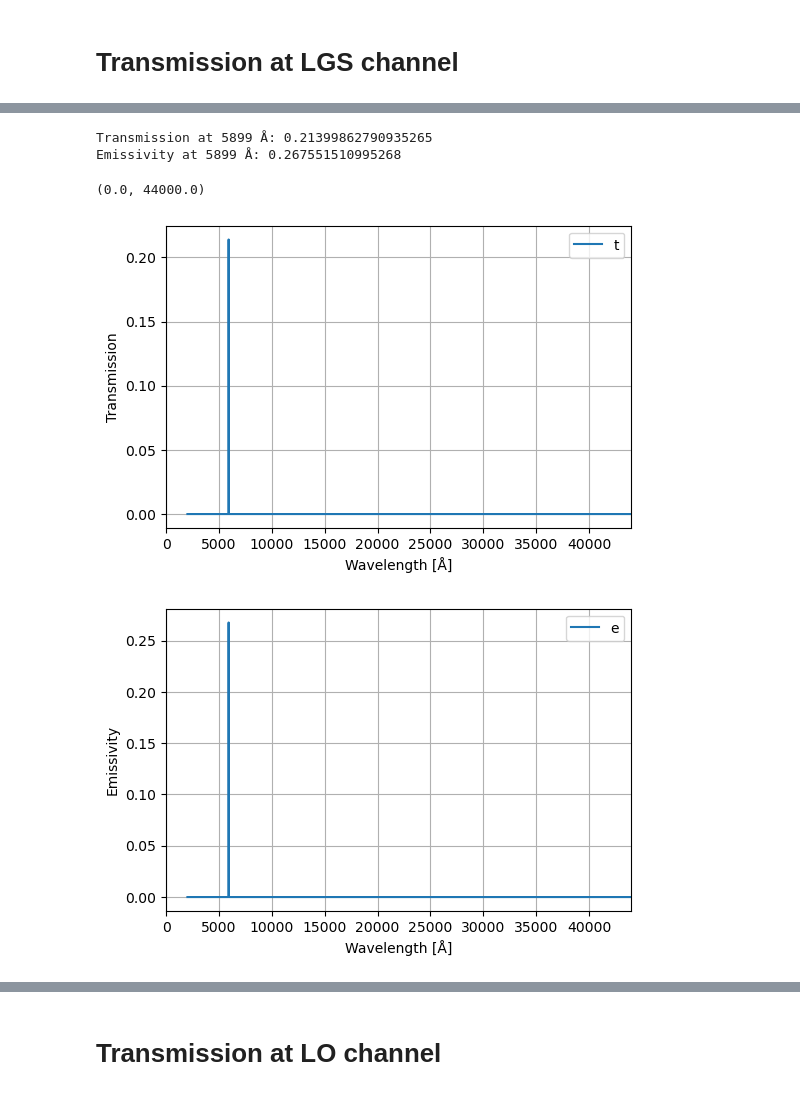
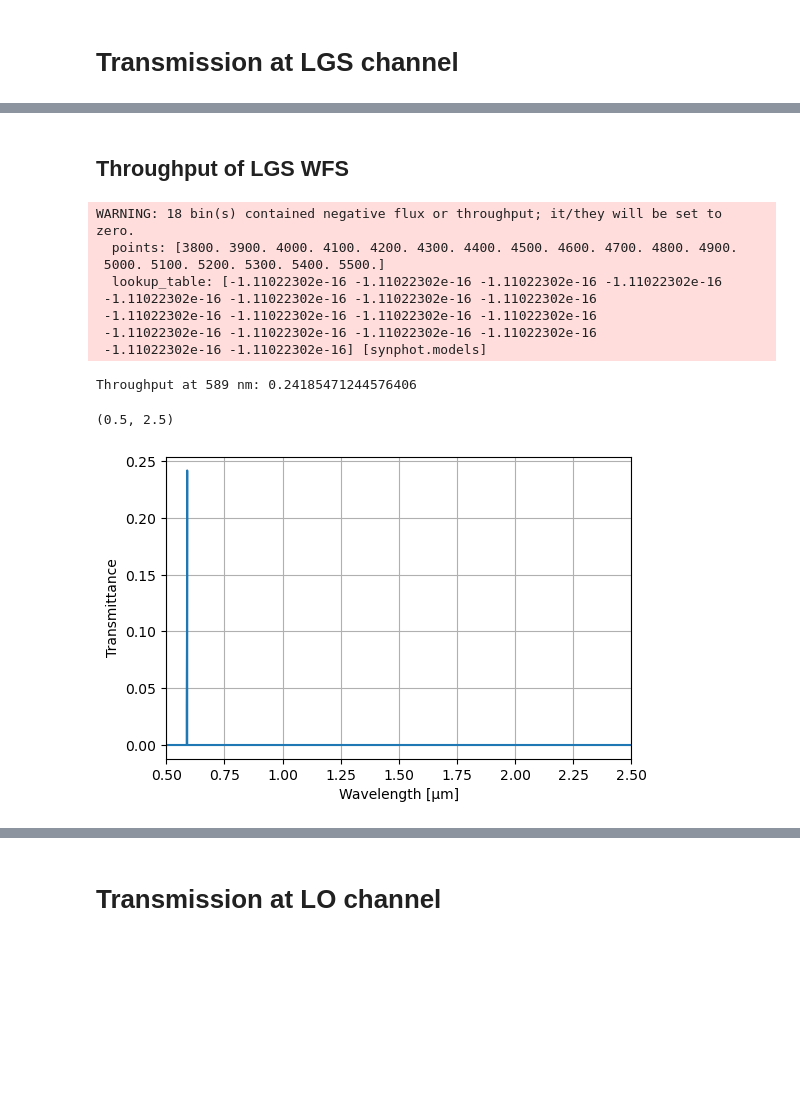
Before and after one commit to ArcetriAdaptiveOptics/arte, a Jupyter notebook: notebook/photometry/morfeo_transmissive_elements.ipynb, the cells around one changed output, grey strips where cells are left out. Saved outputs shown, nothing was run; the diff lists cells and outputs as text; code cells hidden in the pictures; blank space fills up the shorter version.

```diff
--- a/notebook/photometry/morfeo_transmissive_elements.ipynb
+++ b/notebook/photometry/morfeo_transmissive_elements.ipynb
@@ -109,0 +276,14 @@ Transmission at 5899 Å: 0.18444605150799478
+# %%
+lgs_det = DetectorsTransmissiveElementsCatalog.c_blue_qe_001()
+mpl.rcParams['figure.dpi'] = 150
+lgs_det.plot(reflectance=False, absorptance=False, wv_unit=u.um)
+plt.xlabel('Wavelength [$\mu$m]')
+plt.ylabel('QE')
+plt.legend('', frameon=False)
+plt.xlim(0.5, 2.5)
+
+wv = lgs_det.waveset
+id_589nm = np.where(np.isclose(np.array(wv), 5890., atol=10))
+print(wv[id_589nm])
+print(lgs_det.transmittance(wv[id_589nm]))
+print(wv)
@@ -110,27 +296,27 @@ Transmission at 5899 Å: 0.18444605150799478
+# %% [markdown]
+## Throughput of LGS WFS
 # %%
+lgs_ch = MorfeoLgsChannelTransmissiveSystem_003()
 waveset = lgs_ch.transmittance.waveset
 transmittance = lgs_ch.transmittance(waveset)
-emissivity = lgs_ch.emissivity(waveset)
 nu_max_t = np.argmax(transmittance)
-nu_max_e = np.argmax(emissivity)
-print('Transmission at %s Å: %s' %(int(waveset[nu_max_t].value), transmittance.max()))
-print('Emissivity at %s Å: %s' %(int(waveset[nu_max_e].value), emissivity.max()))
+print('Throughput at 589 nm: %s' %transmittance.max())
 
 mpl.rcParams['figure.dpi'] = 100
-lgs_ch.plot(absorptance=False)
-plt.xlabel('Wavelength [Å]')
-plt.ylabel('Transmission')
-plt.xlim(0,44000)
-
-plt.figure()
-lgs_ch.plot(transmittance=False)
-plt.xlabel('Wavelength [Å]')
-plt.ylabel('Emissivity')
-plt.legend('e')
-plt.xlim(0,44000)
+plt.plot(waveset.to(u.um), transmittance)
+plt.grid()
+plt.xlabel('Wavelength [μm]')
+plt.ylabel('Transmittance')
+plt.xlim(0.5, 2.5)
 # %% [output]
-Transmission at 5899 Å: 0.21399862790935265
-Emissivity at 5899 Å: 0.267551510995268
+WARNING: 18 bin(s) contained negative flux or throughput; it/they will be set to zero.
+  points: [3800. 3900. 4000. 4100. 4200. 4300. 4400. 4500. 4600. 4700. 4800. 4900.
+ 5000. 5100. 5200. 5300. 5400. 5500.]
+  lookup_table: [-1.11022302e-16 -1.11022302e-16 -1.11022302e-16 -1.11022302e-16
+ -1.11022302e-16 -1.11022302e-16 -1.11022302e-16 -1.11022302e-16
+ -1.11022302e-16 -1.11022302e-16 -1.11022302e-16 -1.11022302e-16
+ -1.11022302e-16 -1.11022302e-16 -1.11022302e-16 -1.11022302e-16
+ -1.11022302e-16 -1.11022302e-16] [synphot.models]
-(0.0, 44000.0)
+Throughput at 589 nm: 0.24185471244576406
+(0.5, 2.5)
-[figure, old version]
+[figure, new version]
-[figure, removed]
```
Also changed, not shown: parts of 39 cells of this notebook, 3 other files.
